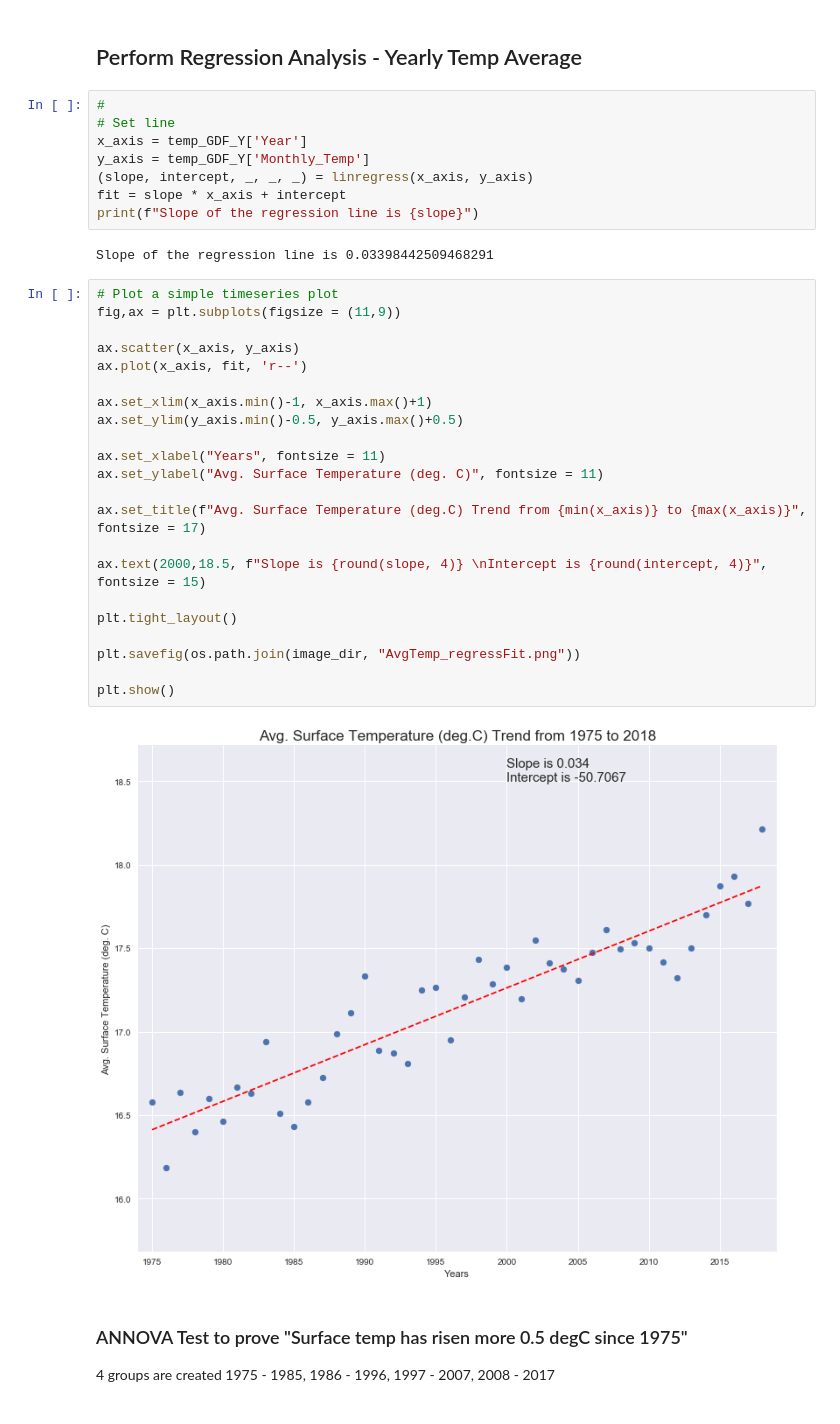
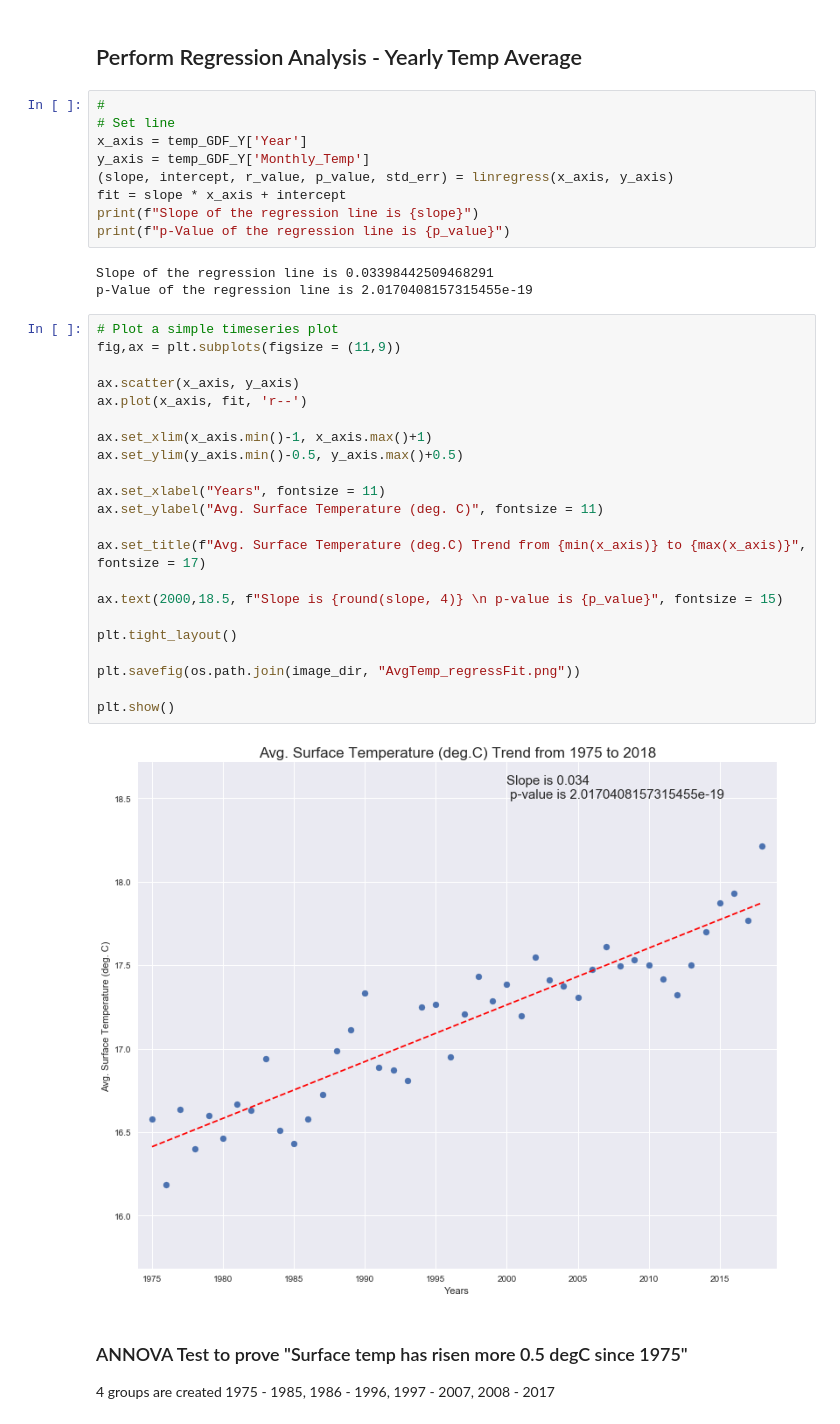
Before and after one commit to Madhuram-S/Thermal_Warming, a Jupyter notebook: Code/exploreTemperatureData.ipynb, the cells around one changed output. Cells and saved outputs as stored; diff of their text form.

```diff
--- a/Code/exploreTemperatureData.ipynb
+++ b/Code/exploreTemperatureData.ipynb
@@ -176,35 +165,37 @@ temp_GDF_YM.head()
 # Set line
 x_axis = temp_GDF_Y['Year']
 y_axis = temp_GDF_Y['Monthly_Temp']
-(slope, intercept, _, _, _) = linregress(x_axis, y_axis)
+(slope, intercept, r_value, p_value, std_err) = linregress(x_axis, y_axis)
 fit = slope * x_axis + intercept
 print(f"Slope of the regression line is {slope}")
+print(f"p-Value of the regression line is {p_value}")
 # %% [output]
 Slope of the regression line is 0.03398442509468291
+p-Value of the regression line is 2.0170408157315455e-19
 # %%
 # Plot a simple timeseries plot
 fig,ax = plt.subplots(figsize = (11,9))
 
 ax.scatter(x_axis, y_axis)
 ax.plot(x_axis, fit, 'r--')
 
 ax.set_xlim(x_axis.min()-1, x_axis.max()+1)
 ax.set_ylim(y_axis.min()-0.5, y_axis.max()+0.5)
 
 ax.set_xlabel("Years", fontsize = 11)
 ax.set_ylabel("Avg. Surface Temperature (deg. C)", fontsize = 11)
 
 ax.set_title(f"Avg. Surface Temperature (deg.C) Trend from {min(x_axis)} to {max(x_axis)}", fontsize = 17)
 
-ax.text(2000,18.5, f"Slope is {round(slope, 4)} \nIntercept is {round(intercept, 4)}", fontsize = 15)
+ax.text(2000,18.5, f"Slope is {round(slope, 4)} \n p-value is {p_value}", fontsize = 15)
 
 plt.tight_layout()
 
 plt.savefig(os.path.join(image_dir, "AvgTemp_regressFit.png"))
 
 plt.show()
 # %% [output]
-[figure, old version]
+[figure, new version]
 # %% [markdown]
 ### ANNOVA  Test to prove "Surface temp has risen more 0.5 degC since 1975"
 
```
Also changed, not shown: parts of 4 cells of this notebook, 5 other files.
